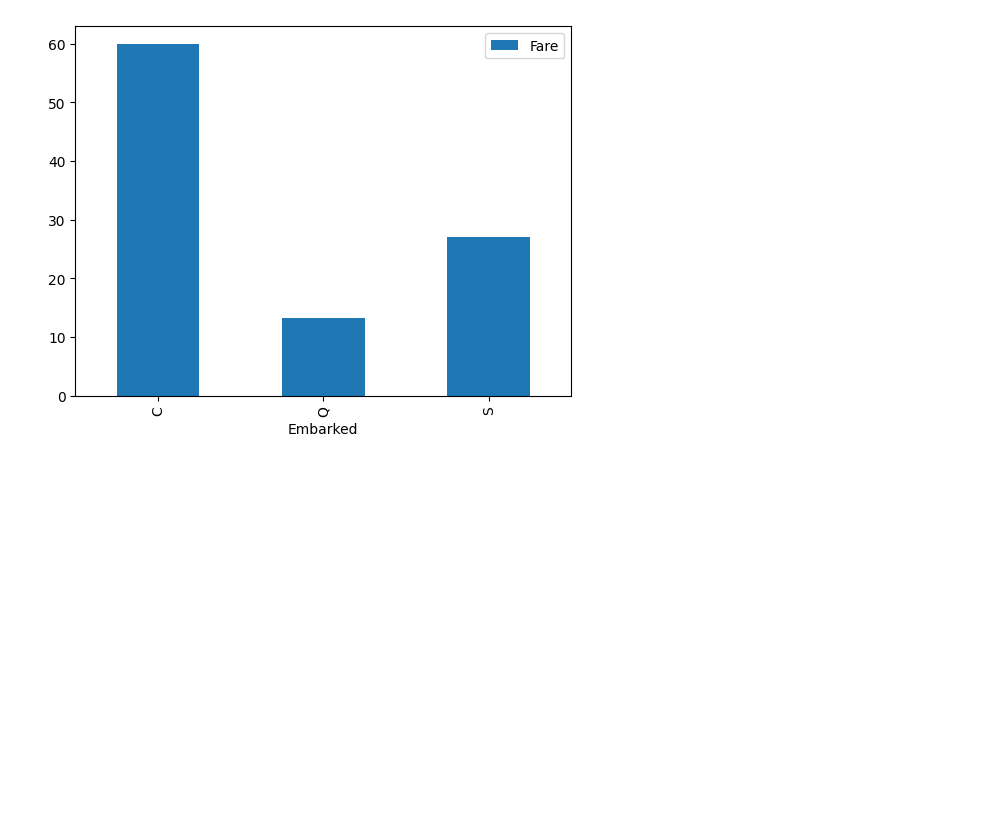
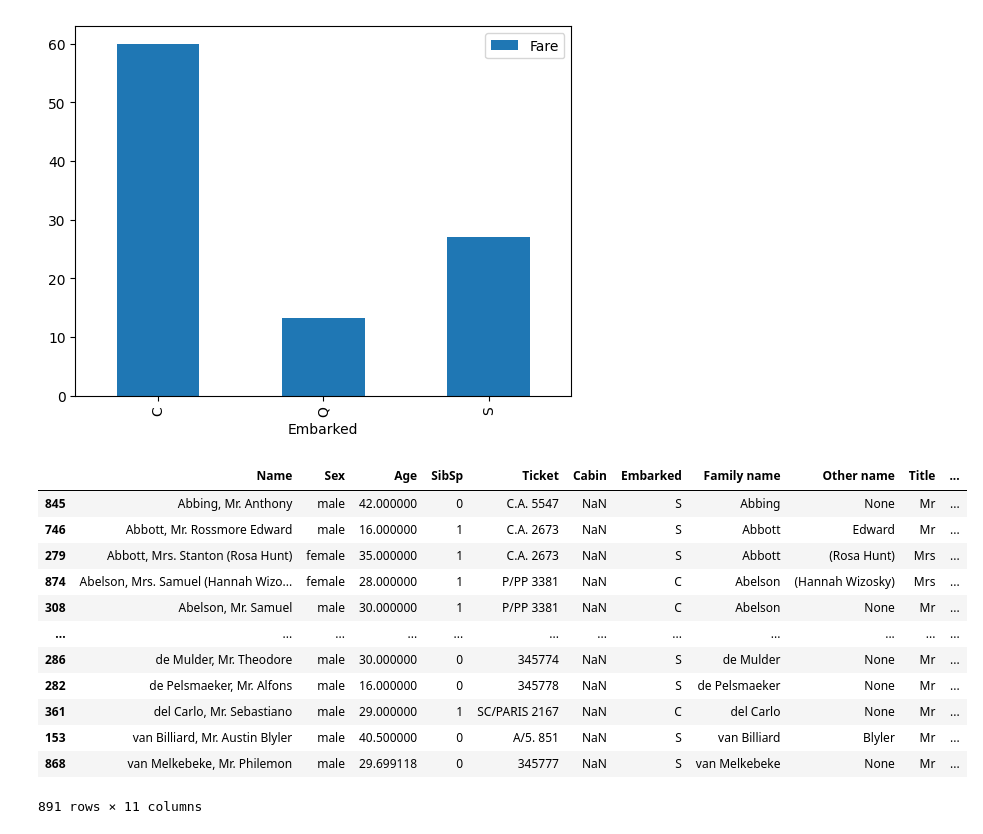
Before and after one commit to ALosenok/Repka, a Jupyter notebook: HW_8_Losenok.ipynb, the cells around one changed output. Saved outputs shown, nothing was run; the diff lists cells and outputs as text; code cells hidden in the pictures; blank space fills up the shorter version.

```diff
--- a/HW_8_Losenok.ipynb
+++ b/HW_8_Losenok.ipynb
@@ -244,3 +242,23 @@ data[["Embarked", "Fare"]].groupby("Embarked").mean().plot(kind="bar")
 # %% [output]
 <Axes: xlabel='Embarked'>
 [figure]
+# %%
+sib = data.iloc[:, [3, 4, 5, 6, 8, 10, 11, 15, 16, 17, 18]]
+sib = sib.sort_values(by = ["Family name", "Age"])
+#sib_grp_size = sib[(sib["SibSp"] > 0) & (sib["Age"] < 18)].groupby("Family name").size().reset_index(name = "Sib_ch")
+#sib_grp = sib_grp[sib_grp[]]
+sib
+# %% [output]
+|  | Name | Sex | Age | SibSp | Ticket | Cabin | Embarked | Family name | Other name | Title | ... |
+| 845 | Abbing, Mr. Anthony | male | 42.000000 | 0 | C.A. 5547 | NaN | S | Abbing | None | Mr | ... |
+| 746 | Abbott, Mr. Rossmore Edward | male | 16.000000 | 1 | C.A. 2673 | NaN | S | Abbott | Edward | Mr | ... |
+| 279 | Abbott, Mrs. Stanton (Rosa Hunt) | female | 35.000000 | 1 | C.A. 2673 | NaN | S | Abbott | (Rosa Hunt) | Mrs | ... |
+| 874 | Abelson, Mrs. Samuel (Hannah Wizo... | female | 28.000000 | 1 | P/PP 3381 | NaN | C | Abelson | (Hannah Wizosky) | Mrs | ... |
+| 308 | Abelson, Mr. Samuel | male | 30.000000 | 1 | P/PP 3381 | NaN | C | Abelson | None | Mr | ... |
+| ... | ... | ... | ... | ... | ... | ... | ... | ... | ... | ... | ... |
+| 286 | de Mulder, Mr. Theodore | male | 30.000000 | 0 | 345774 | NaN | S | de Mulder | None | Mr | ... |
+| 282 | de Pelsmaeker, Mr. Alfons | male | 16.000000 | 0 | 345778 | NaN | S | de Pelsmaeker | None | Mr | ... |
+| 361 | del Carlo, Mr. Sebastiano | male | 29.000000 | 1 | SC/PARIS 2167 | NaN | C | del Carlo | None | Mr | ... |
+| 153 | van Billiard, Mr. Austin Blyler | male | 40.500000 | 0 | A/5. 851 | NaN | S | van Billiard | Blyler | Mr | ... |
+| 868 | van Melkebeke, Mr. Philemon | male | 29.699118 | 0 | 345777 | NaN | S | van Melkebeke | None | Mr | ... |
+891 rows × 11 columns
```
Also changed, not shown: parts of 13 cells of this notebook.
